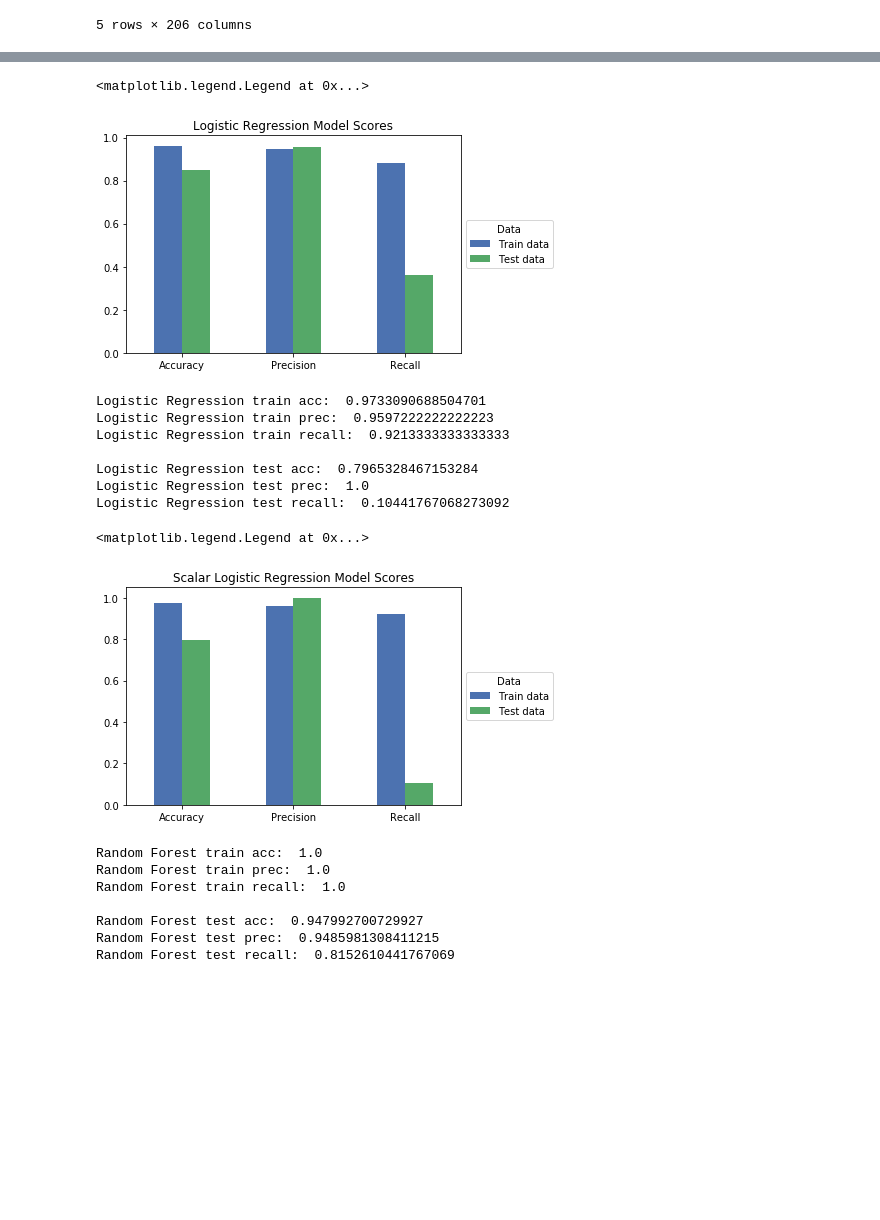
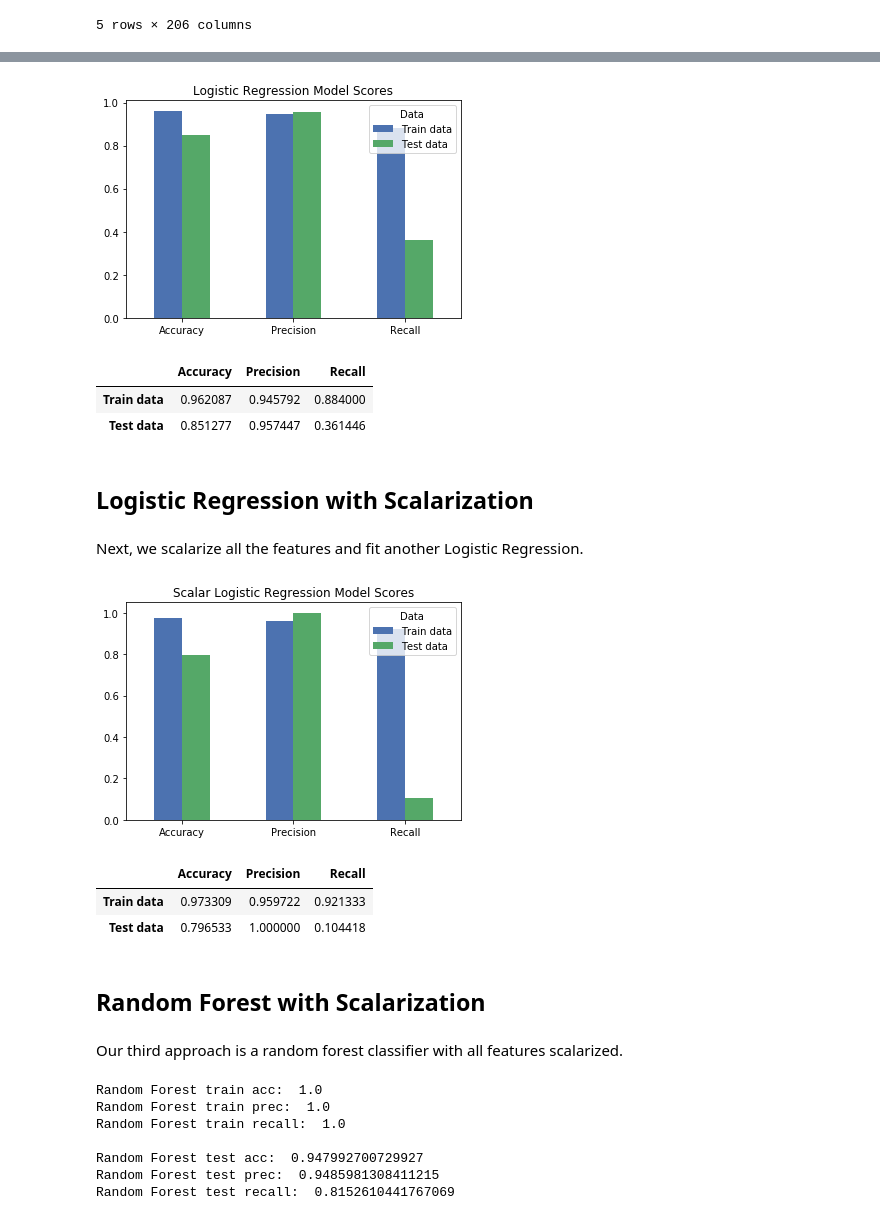
Before and after one commit to viguardieiro/TwitterProject, a Jupyter notebook: Classification_with_NLP.ipynb, the cells around one changed output, grey strips where cells are left out. Drawn from its saved outputs; the diff is of its cells as text; code cells hidden in the pictures; blank space fills up the shorter version.

```diff
--- a/Classification_with_NLP.ipynb
+++ b/Classification_with_NLP.ipynb
@@ -94,22 +85,23 @@ Logistic Regression test recall:  0.3614457831325301
 # %%
-logreg_metrics_dic = {'Metric': ['Acc', 'Prec', 'Recall'],
+logreg_metrics_dic = {'Metric': ['Accuracy', 'Precision', 'Recall'],
         'Train data': [logistic_reg_model.score(X_train, y_train),
                     metrics.precision_score(y_train, logistic_reg_model.predict(X_train)),
                     metrics.recall_score(y_train, logistic_reg_model.predict(X_train))],
         'Test data': [logistic_reg_model.score(X_test, y_test),
                     metrics.precision_score(y_test, logistic_reg_model.predict(X_test)),
                     metrics.recall_score(y_test, logistic_reg_model.predict(X_test))]}
 
 logreg_metrics = pd.DataFrame(data=logreg_metrics_dic,
                         columns=['Metric','Train data','Test data'])
 
 fig, ax = plt.subplots()
 
 logreg_metrics.plot.bar(ax=ax)
 
 ax.set_title('Logistic Regression Model Scores')
 ax.set_xticklabels(['Accuracy', 'Precision', 'Recall'], rotation=0)
-ax.legend(title='Data',loc='center left', bbox_to_anchor=(1, 0.5))
+ax.legend(title='Data')
+
+plt.savefig('Logistic_regression_model_scores.png')
 # %% [output]
-<matplotlib.legend.Legend at 0x...>
-[figure, old version]
+[figure, new version]
@@ -120,3 +108,13 @@ ax.legend(title='Data',loc='center left', bbox_to_anchor=(1, 0.5))
+# %%
+logreg_metrics.set_index('Metric').T.rename_axis(None, 1)
+# %% [output]
+|  | Accuracy | Precision | Recall |
+| Train data | 0.962087 | 0.945792 | 0.884000 |
+| Test data | 0.851277 | 0.957447 | 0.361446 |
+# %% [markdown]
+## Logistic Regression with Scalarization
+# %% [markdown]
+Next, we scalarize all the features and fit another Logistic Regression.
 # %%
 scaler = MinMaxScaler().fit(X_train)
 X_train_sc = scaler.transform(X_train)
@@ -127,24 +125,8 @@ X_test_sc = scaler.transform(X_test)
 logistic_reg_model_sc = LogisticRegression(max_iter=100000).fit(X_train_sc, y_train)
 # %%
 #### E os resultados do modelo foram:
-# %%
-print("Logistic Regression train acc: ", logistic_reg_model_sc.score(X_train_sc, y_train))
-print("Logistic Regression train prec: ", metrics.precision_score(y_train, logistic_reg_model_sc.predict(X_train_sc)))
-print("Logistic Regression train recall: ", metrics.recall_score(y_train, logistic_reg_model_sc.predict(X_train_sc)))
-print("")
-print("Logistic Regression test acc: ", logistic_reg_model_sc.score(X_test_sc, y_test))
-print("Logistic Regression test prec: ", metrics.precision_score(y_test, logistic_reg_model_sc.predict(X_test_sc)))
-print("Logistic Regression test recall: ", metrics.recall_score(y_test, logistic_reg_model_sc.predict(X_test_sc)))
-# %% [output]
-Logistic Regression train acc:  0.9733090688504701
-Logistic Regression train prec:  0.9597222222222223
-Logistic Regression train recall:  0.9213333333333333
-
-Logistic Regression test acc:  0.7965328467153284
-Logistic Regression test prec:  1.0
-Logistic Regression test recall:  0.10441767068273092
 # %%
-logregsc_metrics_dic = {'Metric': ['Acc', 'Prec', 'Recall'],
+logregsc_metrics_dic = {'Metric': ['Accuracy', 'Precision', 'Recall'],
         'Train data': [logistic_reg_model_sc.score(X_train_sc, y_train),
                     metrics.precision_score(y_train, logistic_reg_model_sc.predict(X_train_sc)),
                     metrics.recall_score(y_train, logistic_reg_model_sc.predict(X_train_sc))],
@@ -161,7 +143,8 @@ logregsc_metrics.plot.bar(ax=ax)
 
 ax.set_title('Scalar Logistic Regression Model Scores')
 ax.set_xticklabels(['Accuracy', 'Precision', 'Recall'], rotation=0)
-ax.legend(title='Data',loc='center left', bbox_to_anchor=(1, 0.5))
+ax.legend(title='Data')
+
+plt.savefig('Scalar_logistic_regression_model_scores.png')
 # %% [output]
-<matplotlib.legend.Legend at 0x...>
-[figure, old version]
+[figure, new version]
@@ -172,2 +151,12 @@ ax.legend(title='Data',loc='center left', bbox_to_anchor=(1, 0.5))
+# %%
+logregsc_metrics.set_index('Metric').T.rename_axis(None, 1)
+# %% [output]
+|  | Accuracy | Precision | Recall |
+| Train data | 0.973309 | 0.959722 | 0.921333 |
+| Test data | 0.796533 | 1.000000 | 0.104418 |
+# %% [markdown]
+## Random Forest with Scalarization
+# %% [markdown]
+Our third approach is a random forest classifier with all features scalarized.
 # %%
 rand_for_model = RandomForestClassifier().fit(X_train_sc, y_train)
```
Also changed, not shown: parts of 42 cells of this notebook.
